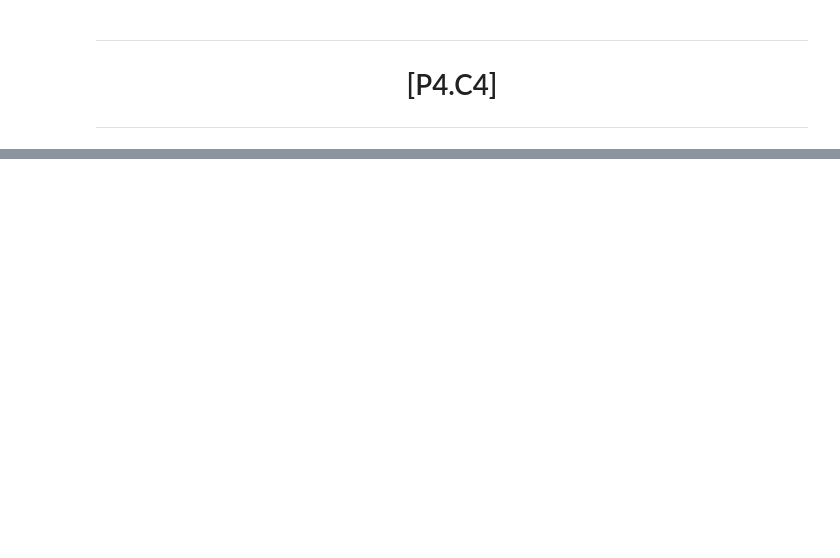
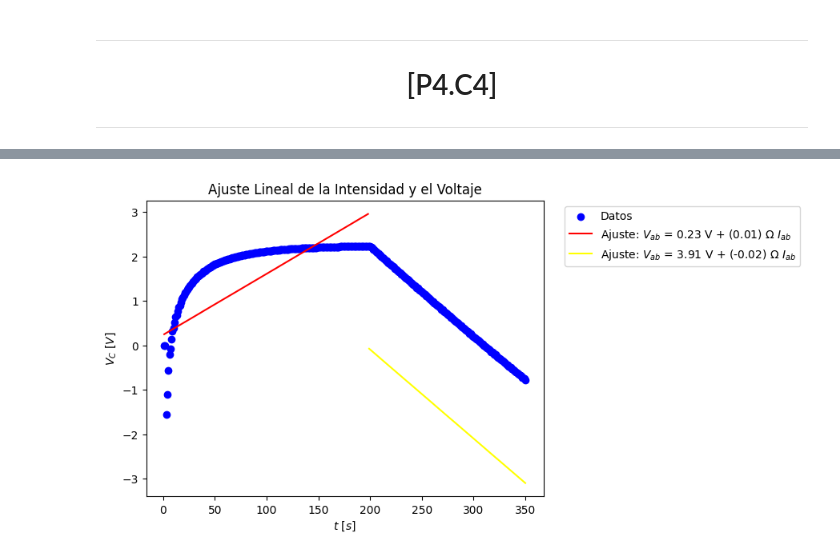
Before and after one commit to WetZap/Practicas-Circuitos, a Jupyter notebook: Practicas/Sesion 5/QuintaSesion.ipynb, the cells around one changed output, grey strips where cells are left out. Drawn from its saved outputs; the diff is of its cells as text; code cells hidden in the pictures; blank space fills up the shorter version.

```diff
--- a/Practicas/Sesion 5/QuintaSesion.ipynb
+++ b/Practicas/Sesion 5/QuintaSesion.ipynb
@@ -404,0 +307,35 @@ plt.show()
+# %%
+def ajuste_linealD(x):
+    return slopeD * x + interceptD
+
+def ajuste_linealC(x):
+    return slopeC * x + interceptC
+
+
+Ejey = []
+
+for i in VoltajeCondensador:
+    if i!= 0:
+        #Ejey.append(np.log(i/VoltajeFuente))
+        Ejey.append(np.log(i))
+        #Ejey.append(i)
+    else:
+        Ejey.append(0)
+
+# Graficamos los datos y el ajuste lineal
+#plt.scatter(Tiempo, VoltajeCondensador, label='Datos', color='blue')
+plt.scatter(Tiempo, Ejey, label='Datos', color='blue')
+
+plt.plot(TiempoCarga, ajuste_linealC(TiempoCarga), color='red', label=fr'Ajuste: $V_{{ab}}$ = {interceptC:.2f} V + ({slopeC:.2f}) $\Omega$ $I_{{ab}}$')
+plt.plot(TiempoDesCarga, ajuste_linealD(TiempoDesCarga), color='yellow', label=fr'Ajuste: $V_{{ab}}$ = {interceptD:.2f} V + ({slopeD:.2f}) $\Omega$ $I_{{ab}}$')
+
+plt.xlabel(r'$t\ [s]$')
+plt.ylabel(r'$V_{C} \ [V]$')
+plt.title('Ajuste Lineal de la Intensidad y el Voltaje')
+plt.legend(bbox_to_anchor=(1.04, 1), loc="upper left")
+
+
+
+plt.show()
+# %% [output]
+[figure, added]
```
Also changed, not shown: parts of 14 cells of this notebook, 1 other file.
